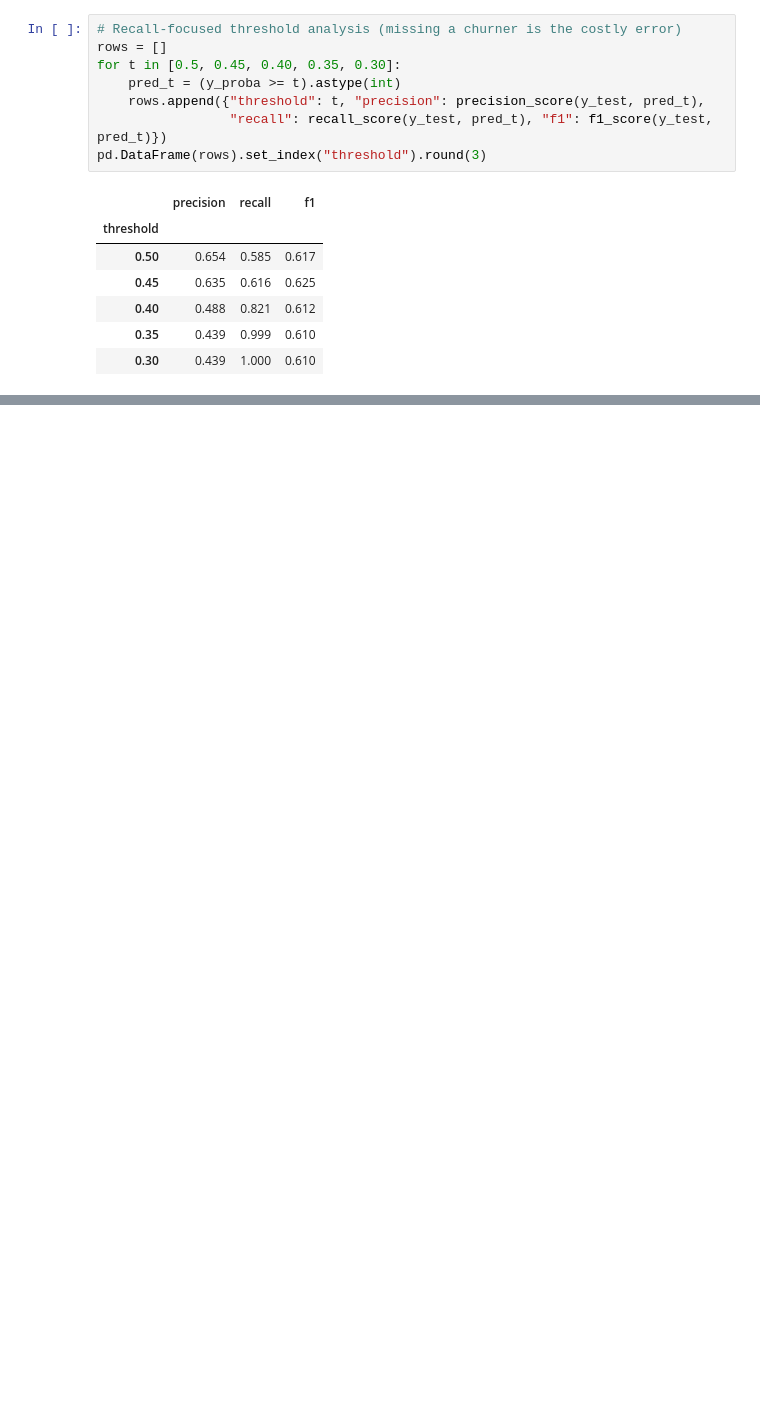
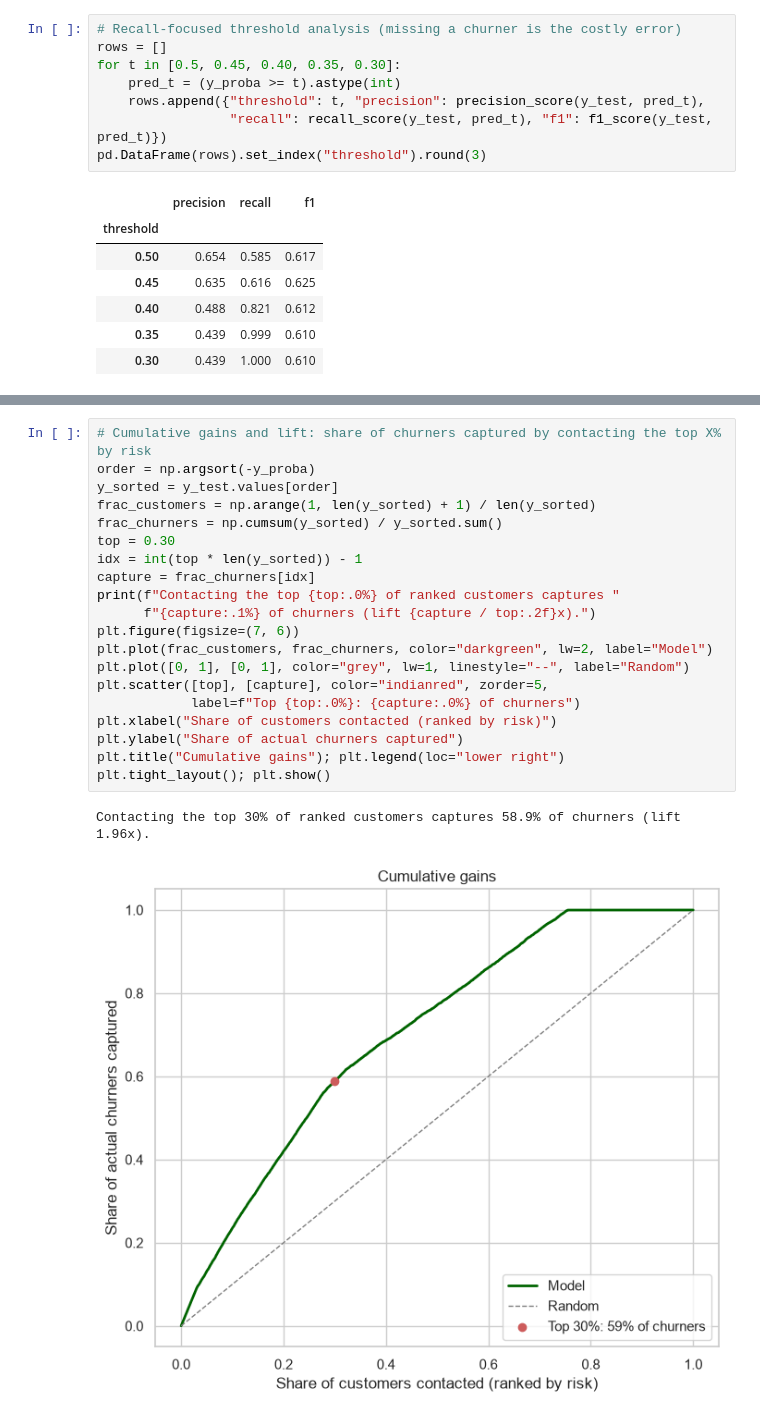
Before and after one commit to JagdishMane/ml-telco-customer-churn-prediction, a Jupyter notebook: tamayi/notebooks/Final Project - Group 6.ipynb, the cells around one changed output, grey strips where cells are left out. Saved outputs shown, nothing was run; the diff lists cells and outputs as text; blank space fills up the shorter version.

```diff
--- a/tamayi/notebooks/Final Project - Group 6.ipynb
+++ b/tamayi/notebooks/Final Project - Group 6.ipynb
@@ -362,0 +401,23 @@ pd.DataFrame(rows).set_index("threshold").round(3)
+# %%
+# Cumulative gains and lift: share of churners captured by contacting the top X% by risk
+order = np.argsort(-y_proba)
+y_sorted = y_test.values[order]
+frac_customers = np.arange(1, len(y_sorted) + 1) / len(y_sorted)
+frac_churners = np.cumsum(y_sorted) / y_sorted.sum()
+top = 0.30
+idx = int(top * len(y_sorted)) - 1
+capture = frac_churners[idx]
+print(f"Contacting the top {top:.0%} of ranked customers captures "
+      f"{capture:.1%} of churners (lift {capture / top:.2f}x).")
+plt.figure(figsize=(7, 6))
+plt.plot(frac_customers, frac_churners, color="darkgreen", lw=2, label="Model")
+plt.plot([0, 1], [0, 1], color="grey", lw=1, linestyle="--", label="Random")
+plt.scatter([top], [capture], color="indianred", zorder=5,
+            label=f"Top {top:.0%}: {capture:.0%} of churners")
+plt.xlabel("Share of customers contacted (ranked by risk)")
+plt.ylabel("Share of actual churners captured")
+plt.title("Cumulative gains"); plt.legend(loc="lower right")
+plt.tight_layout(); plt.show()
+# %% [output]
+Contacting the top 30% of ranked customers captures 58.9% of churners (lift 1.96x).
+[figure, added]
```
Also changed, not shown: parts of 19 cells of this notebook, 3 other files.
